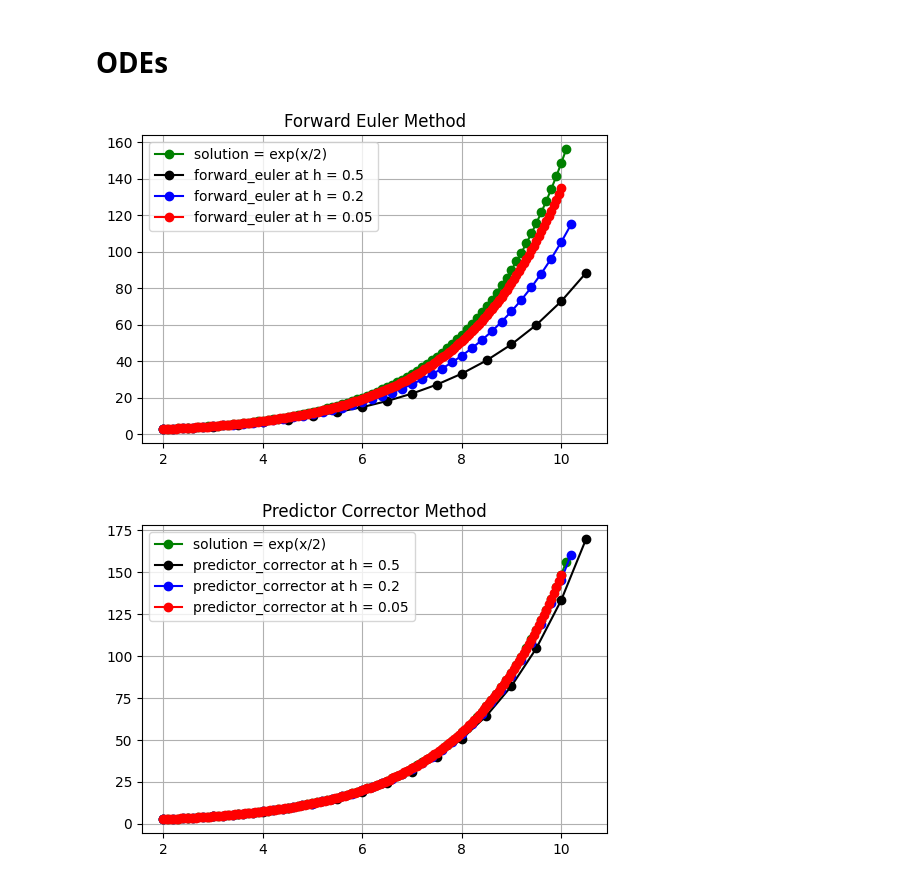
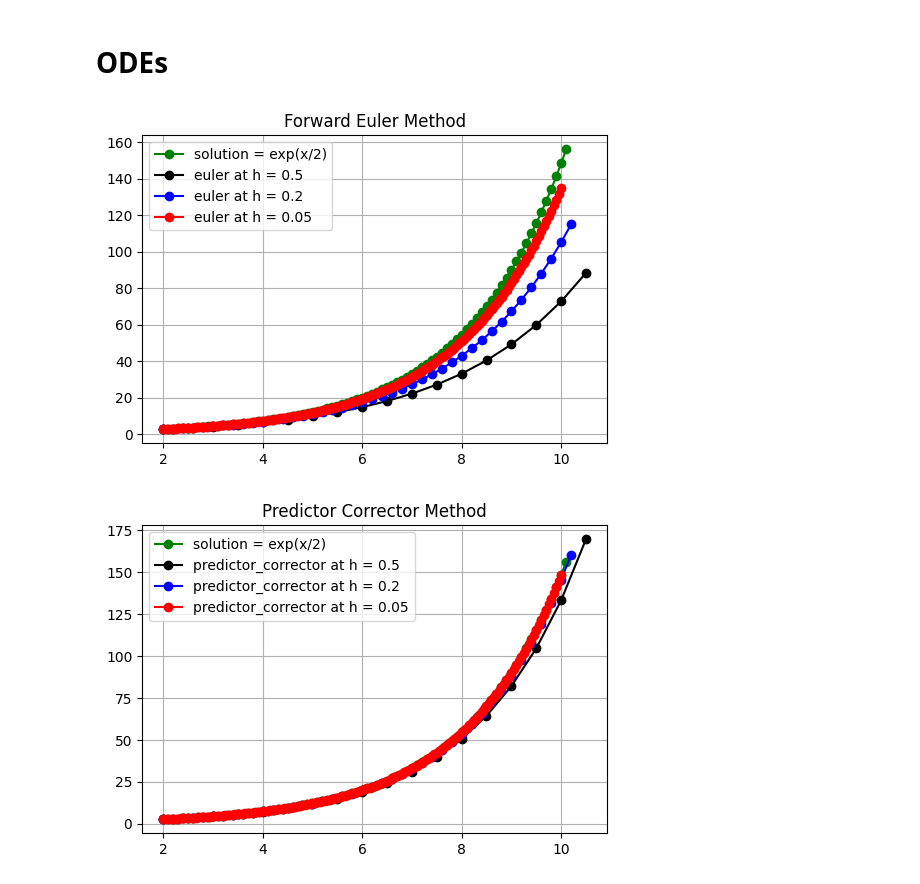
Before and after one commit to chandan-kumarsahu/P452-Computational-Physics, a Jupyter notebook: Midsem/tests_1.ipynb, the cells around one changed output. Cells and saved outputs as stored; diff of their text form; code cells hidden in the pictures.

```diff
--- a/Midsem/tests_1.ipynb
+++ b/Midsem/tests_1.ipynb
@@ -252,36 +330,36 @@ def sol(x,y,h,lim):
     return X,Y
 
 
 def dydx1(x,y): # derivative function
     return y*math.log(y)/x
 
 
 plt.figure(figsize=(6,4))
 col=['k-o','b-o','r-o','y-o','g-o'] # Array for colors
 
 h=0.1
 lim=10
 
 
 x=2
 y=2.71828
 X,Y=sol(x,y,h,lim)
 plt.plot(X,Y,'g-o',label='solution = exp(x/2)')
 
 
 h= [0.5, 0.2, 0.05]
 x=2
 y=2.71828
 for i in range(len(h)):
-    X,Y=forward_euler(x,y,h[i],lim,dydx1)
-    plt.plot(X,Y,col[i],label='forward_euler at h = '+str(h[i]))
+    X,Y=euler(x,y,h[i],lim,dydx1)
+    plt.plot(X,Y,col[i],label='euler at h = '+str(h[i]))
 
 plt.title('Forward Euler Method')
 plt.grid()
 plt.legend()
 plt.show()
 # %% [output]
-[figure, old version]
+[figure, new version]
 # %%
 
 def sol(x,y,h,lim):
```
Also changed, not shown: parts of 3 cells of this notebook, 3 other files.
